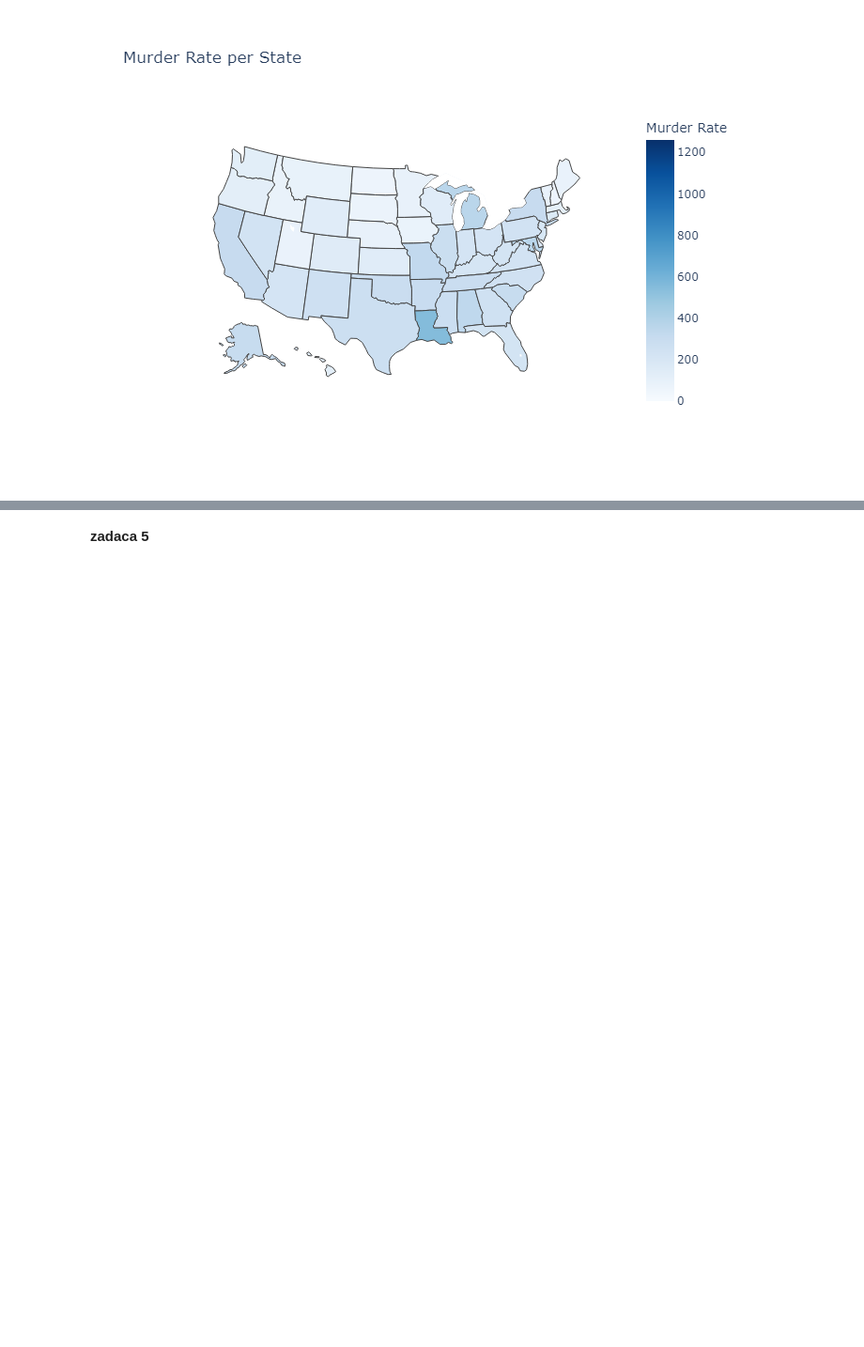
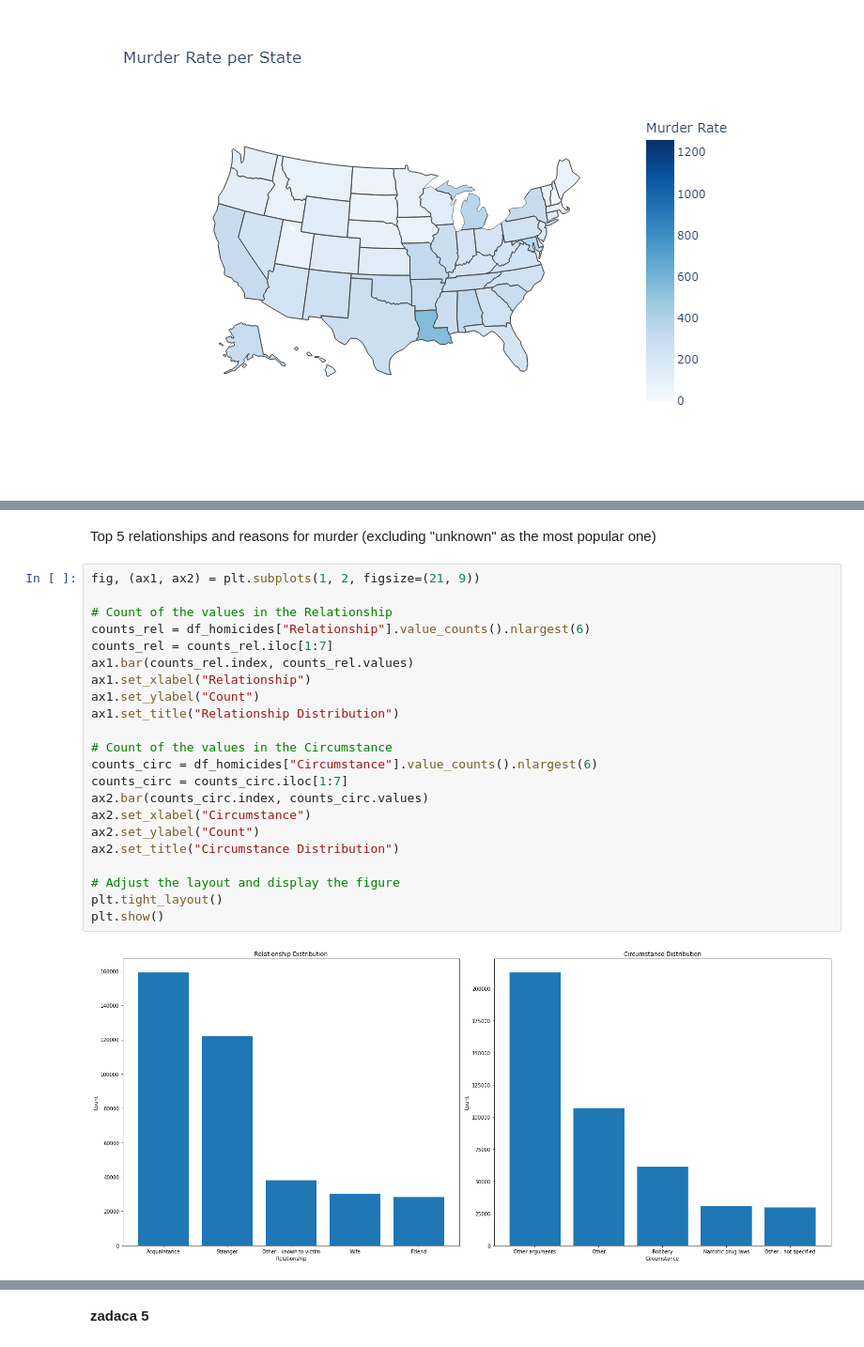
Before and after one commit to BodanT/PR23BTADBSDDDN, a Jupyter notebook: Porocilo.ipynb, the cells around one changed output, grey strips where cells are left out. Shown at 94% size. Cells and saved outputs as stored; diff of their text form; blank space fills up the shorter version.

```diff
--- a/Porocilo.ipynb
+++ b/Porocilo.ipynb
@@ -205,0 +240,26 @@ Image(filename='map_na_glava_zitel.png')
+# %% [markdown]
+Top 5 relationships and reasons for murder (excluding "unknown" as the most popular one)
+# %%
+fig, (ax1, ax2) = plt.subplots(1, 2, figsize=(21, 9))
+
+# Count of the values in the Relationship
+counts_rel = df_homicides["Relationship"].value_counts().nlargest(6)
+counts_rel = counts_rel.iloc[1:7]
+ax1.bar(counts_rel.index, counts_rel.values)
+ax1.set_xlabel("Relationship")
+ax1.set_ylabel("Count")
+ax1.set_title("Relationship Distribution")
+
+# Count of the values in the Circumstance
+counts_circ = df_homicides["Circumstance"].value_counts().nlargest(6)
+counts_circ = counts_circ.iloc[1:7]
+ax2.bar(counts_circ.index, counts_circ.values)
+ax2.set_xlabel("Circumstance")
+ax2.set_ylabel("Count")
+ax2.set_title("Circumstance Distribution")
+
+# Adjust the layout and display the figure
+plt.tight_layout()
+plt.show()
+# %% [output]
+[figure, added]
```
Also changed, not shown: parts of 7 cells of this notebook.
